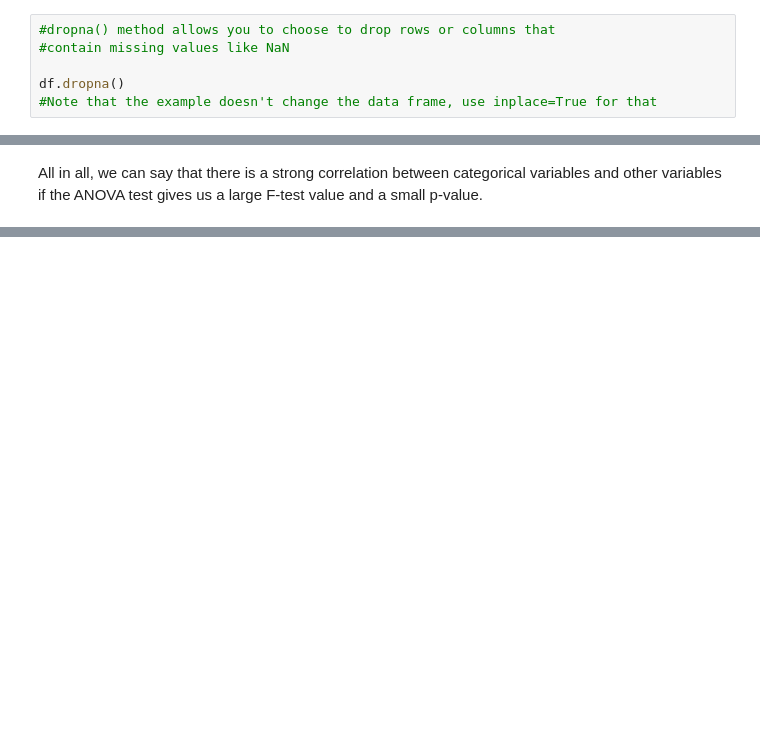
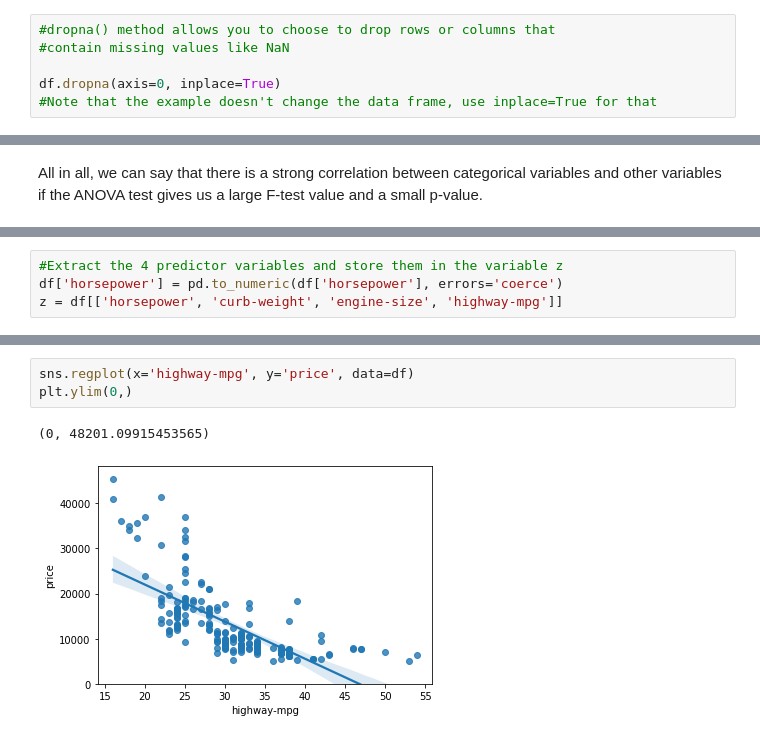
Before and after one commit to claudiagerez/python-data-analysis, a Jupyter notebook: python_cousera_example.ipynb, the cells around one changed output, grey strips where cells are left out. Saved outputs shown, nothing was run; the diff lists cells and outputs as text; blank space fills up the shorter version.

```diff
--- a/python_cousera_example.ipynb
+++ b/python_cousera_example.ipynb
@@ -202,5 +143,5 @@ Better since no data is wasted, however, less accurate since we're guessing.
 #dropna() method allows you to choose to drop rows or columns that
 #contain missing values like NaN
 
-df.dropna()
+df.dropna(axis=0, inplace=True)
 #Note that the example doesn't change the data frame, use inplace=True for that
@@ -702,0 +631,4 @@ M
+# %%
+#Extract the 4 predictor variables and store them in the variable z
+df['horsepower'] = pd.to_numeric(df['horsepower'], errors='coerce')
+z = df[['horsepower', 'curb-weight', 'engine-size', 'highway-mpg']]
@@ -702,0 +664,6 @@ M
+# %%
+sns.regplot(x='highway-mpg', y='price', data=df)
+plt.ylim(0,)
+# %% [output]
+(0, 48201.09915453565)
+[figure, added]
```
Also changed, not shown: parts of 71 cells of this notebook.
